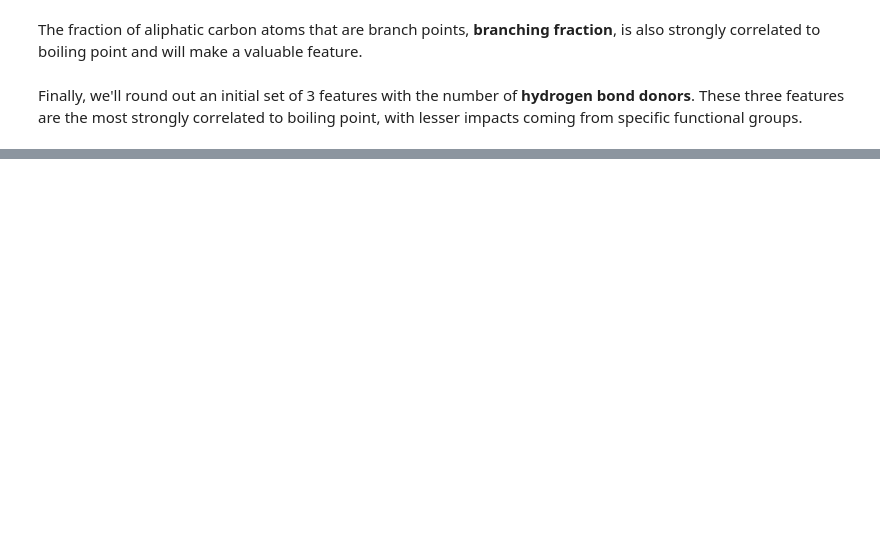
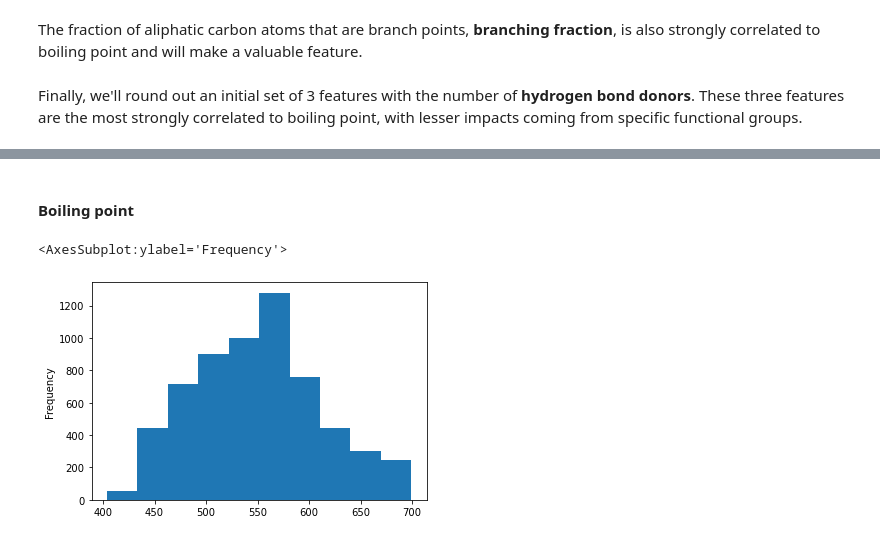
Before and after one commit to jhirner/boiling-pt-prediction, a Jupyter notebook: 4_exploratory_analysis.ipynb, the cells around one changed output, grey strips where cells are left out. Cells and saved outputs as stored; diff of their text form; code cells hidden in the pictures; blank space fills up the shorter version.

```diff
--- a/4_exploratory_analysis.ipynb
+++ b/4_exploratory_analysis.ipynb
@@ -200,0 +203,9 @@ Finally, we'll round out an initial set of 3 features with the number of **hydro
+# %%
+all_cols = list(xy_train.columns)
+# %%
+keep_cols = ["molecular weight", "branching fraction", "H-Bond donors", "rings, aromatic", "BP", "SMILES"]
+# %%
+drop_cols = [feature for feature in all_cols if feature not in keep_cols]
+# %%
+xy_train.drop(drop_cols, axis = 1, inplace = True)
+xy_train.head()
@@ -200,0 +223,7 @@ Finally, we'll round out an initial set of 3 features with the number of **hydro
+# %% [markdown]
+#### Boiling point
+# %%
+xy_train["BP"].plot(kind = "hist")
+# %% [output]
+<AxesSubplot:ylabel='Frequency'>
+[figure, added]
```
Also changed, not shown: parts of 36 cells of this notebook, 3 other files.
